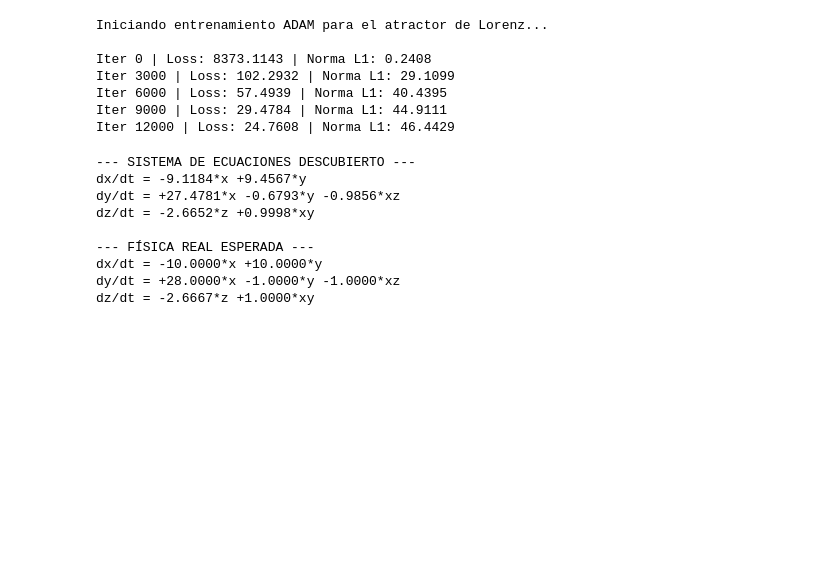
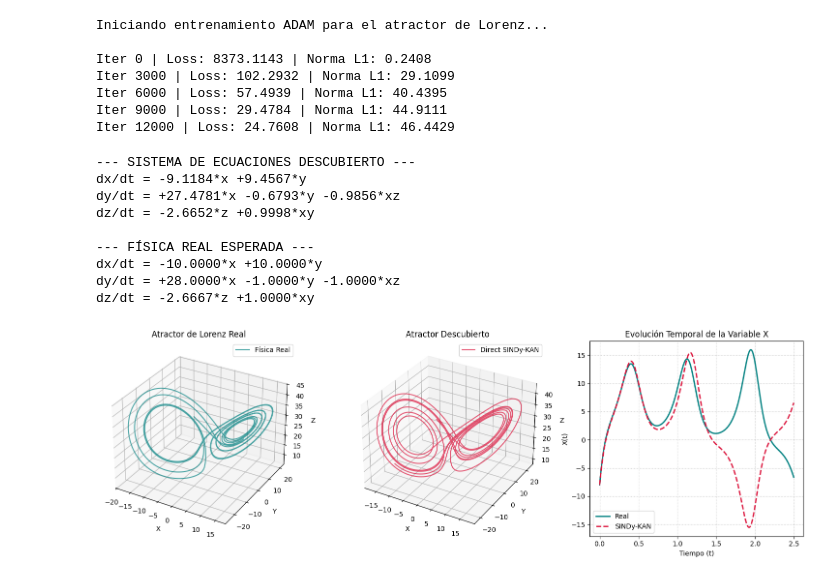
Before and after one commit to Pedro-Solla/Practicas-Python, a Jupyter notebook: Lorenz_KAN.ipynb, the cells around one changed output. Saved outputs shown, nothing was run; the diff lists cells and outputs as text; code cells hidden in the pictures; blank space fills up the shorter version.

```diff
--- a/Lorenz_KAN.ipynb
+++ b/Lorenz_KAN.ipynb
@@ -136,3 +139,57 @@ dz/dt = -2.6652*z +0.9998*xy
 dx/dt = -10.0000*x +10.0000*y
 dy/dt = +28.0000*x -1.0000*y -1.0000*xz
 dz/dt = -2.6667*z +1.0000*xy
+# %%
+#Simulación del sistema descubierto usando los coeficientes de Xi_final
+#Quiero obtener (aproximaciones) de las derivadas dx/dt, dy/dt, dz/dt
+def lorenz_descubierto(X, t):
+    # Convertimos el estado actual a un tensor compatible con build_theta_multivar (matriz de 1 fila x 3 columnas)
+    X_tensor_instante = torch.tensor([X], dtype=torch.float32)
+
+    # Pasamos el estado por la biblioteca de activación univariada de la arista
+    Theta_instante = build_theta_multivar(X_tensor_instante)
+
+    # Evaluamos el paso forard multiplicando por nulaestra matriz Xi_final
+    X_dot_pred = Theta_instante @ Xi_final
+
+    # Devolvemos las derivadas calculadas como una lista
+    return X_dot_pred[0].tolist()
+
+# Integramos las derivadas
+X_descubierto_np = odeint(lorenz_descubierto, X_inicial, t)
+# %%
+# Graficos
+fig = plt.figure(figsize=(15, 5))
+
+# Gráfica 1: Atractor Real
+ax1 = fig.add_subplot(131, projection='3d')
+ax1.plot(X_data_np[:, 0], X_data_np[:, 1], X_data_np[:, 2], color='teal', alpha=0.7, label='Física Real')
+ax1.set_title("Atractor de Lorenz Real")
+ax1.set_xlabel("X")
+ax1.set_ylabel("Y")
+ax1.set_zlabel("Z")
+ax1.legend()
+
+# Gráfica 2: Atractor Descubierto
+ax2 = fig.add_subplot(132, projection='3d')
+ax2.plot(X_descubierto_np[:, 0], X_descubierto_np[:, 1], X_descubierto_np[:, 2], color='crimson', alpha=0.7, label='Direct SINDy-KAN')
+ax2.set_title("Atractor Descubierto")
+ax2.set_xlabel("X")
+ax2.set_ylabel("Y")
+ax2.set_zlabel("Z")
+ax2.legend()
+
+# Gráfica 3: Comparativa temporal de una variable (ej. la componente X)
+ax3 = fig.add_subplot(133)
+ax3.plot(t[:500], X_data_np[:500, 0], color='teal', linestyle='-', label='Real', linewidth=2)
+ax3.plot(t[:500], X_descubierto_np[:500, 0], color='crimson', linestyle='--', label='SINDy-KAN', linewidth=2)
+ax3.set_title("Evolución Temporal de la Variable X")
+ax3.set_xlabel("Tiempo (t)")
+ax3.set_ylabel("X(t)")
+ax3.grid(True, linestyle=':')
+ax3.legend()
+
+plt.tight_layout()
+plt.show()
+# %% [output]
+[figure, added]
```
Also changed, not shown: parts of 2 cells of this notebook.
